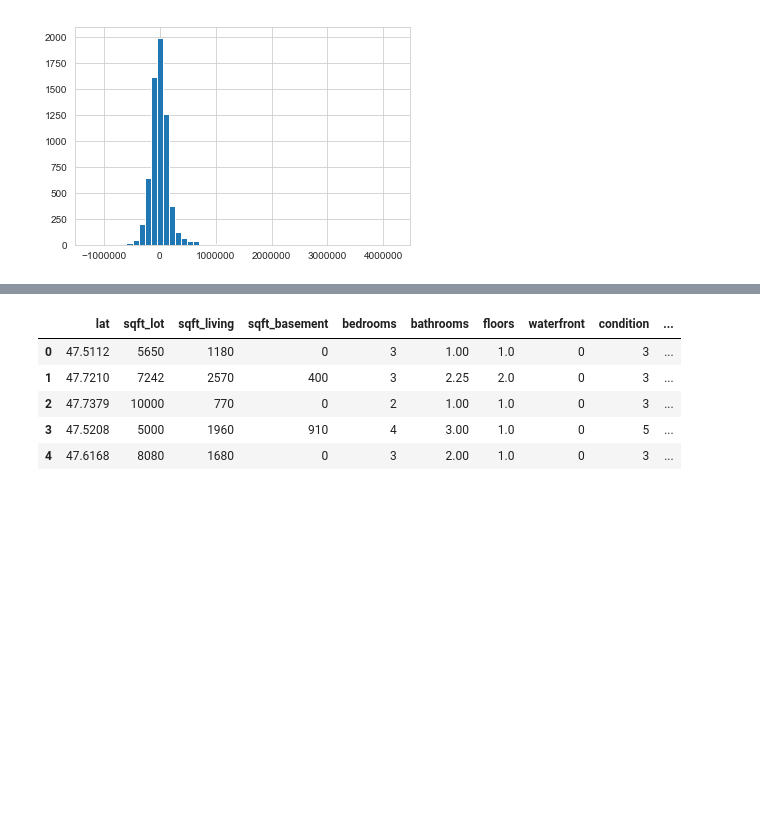
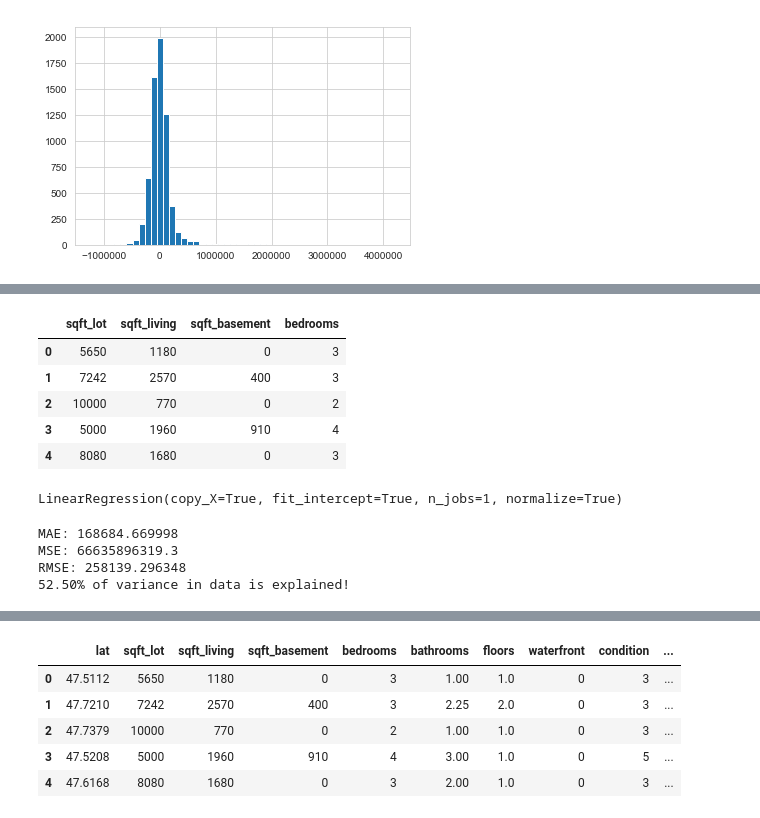
Before and after one commit to ozdemirht/Data-Science, a Jupyter notebook: learn/regression/ex1/example.ipynb, the cells around one changed output, grey strips where cells are left out. Saved outputs shown, nothing was run; the diff lists cells and outputs as text; code cells hidden in the pictures; blank space fills up the shorter version.

```diff
--- a/learn/regression/ex1/example.ipynb
+++ b/learn/regression/ex1/example.ipynb
@@ -648,0 +811,9 @@ ret = plt.hist(y_test.price-predictions,bins=50)
+# %%
+X.head()
+# %% [output]
+|  | sqft_lot | sqft_living | sqft_basement | bedrooms |
+| 0 | 5650 | 1180 | 0 | 3 |
+| 1 | 7242 | 2570 | 400 | 3 |
+| 2 | 10000 | 770 | 0 | 2 |
+| 3 | 5000 | 1960 | 910 | 4 |
+| 4 | 8080 | 1680 | 0 | 3 |
@@ -648,0 +822,5 @@ ret = plt.hist(y_test.price-predictions,bins=50)
+# %%
+lnr = LinearRegression(normalize=True)
+lnr.fit(X_train,y_train)
+# %% [output]
+LinearRegression(copy_X=True, fit_intercept=True, n_jobs=1, normalize=True)
@@ -648,0 +829,7 @@ ret = plt.hist(y_test.price-predictions,bins=50)
+# %%
+print_metrics(y_test,predictions)
+# %% [output]
+MAE: 168684.669998
+MSE: 66635896319.3
+RMSE: 258139.296348
+52.50% of variance in data is explained!
```
Also changed, not shown: parts of 55 cells of this notebook.
